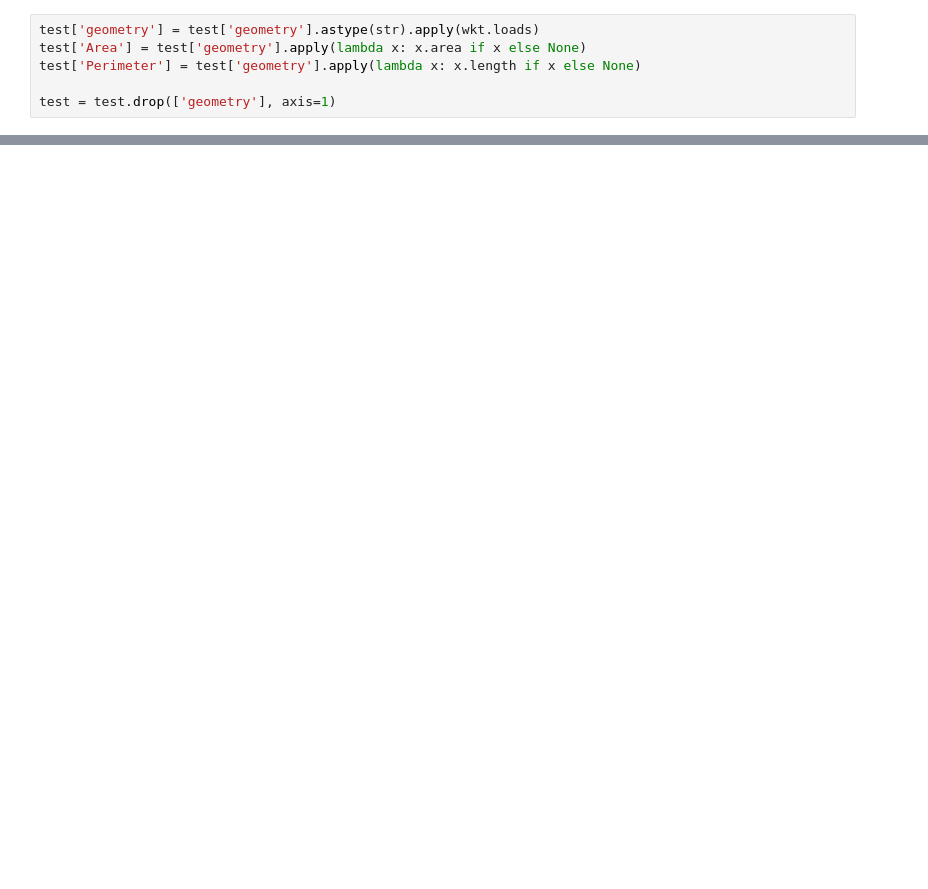
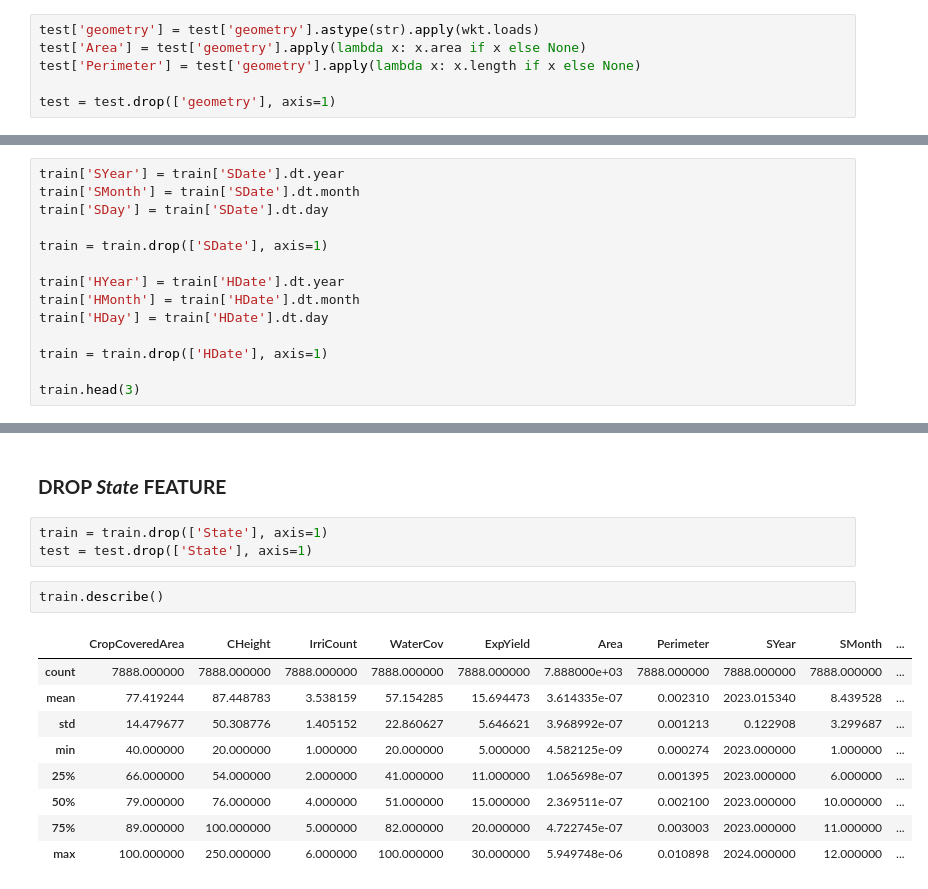
Before and after one commit to AduragbemiOyinlola/TCHC, a Jupyter notebook: crop_health.ipynb, the cells around one changed output, grey strips where cells are left out. Saved outputs shown, nothing was run; the diff lists cells and outputs as text; blank space fills up the shorter version.

Commit message:
Drop state feature

```diff
--- a/crop_health.ipynb
+++ b/crop_health.ipynb
@@ -143,0 +168,14 @@ test.head(3)
+# %%
+train['SYear'] = train['SDate'].dt.year
+train['SMonth'] = train['SDate'].dt.month
+train['SDay'] = train['SDate'].dt.day
+
+train = train.drop(['SDate'], axis=1)
+
+train['HYear'] = train['HDate'].dt.year
+train['HMonth'] = train['HDate'].dt.month
+train['HDay'] = train['HDate'].dt.day
+
+train = train.drop(['HDate'], axis=1)
+
+train.head(3)
@@ -143,0 +210,17 @@ test.head(3)
+# %% [markdown]
+### **DROP *State* FEATURE**
+# %%
+train = train.drop(['State'], axis=1)
+test = test.drop(['State'], axis=1)
+# %%
+train.describe()
+# %% [output]
+|  | CropCoveredArea | CHeight | IrriCount | WaterCov | ExpYield | Area | Perimeter | SYear | SMonth | ... |
+| count | 7888.000000 | 7888.000000 | 7888.000000 | 7888.000000 | 7888.000000 | 7.888000e+03 | 7888.000000 | 7888.000000 | 7888.000000 | ... |
+| mean | 77.419244 | 87.448783 | 3.538159 | 57.154285 | 15.694473 | 3.614335e-07 | 0.002310 | 2023.015340 | 8.439528 | ... |
+| std | 14.479677 | 50.308776 | 1.405152 | 22.860627 | 5.646621 | 3.968992e-07 | 0.001213 | 0.122908 | 3.299687 | ... |
+| min | 40.000000 | 20.000000 | 1.000000 | 20.000000 | 5.000000 | 4.582125e-09 | 0.000274 | 2023.000000 | 1.000000 | ... |
+| 25% | 66.000000 | 54.000000 | 2.000000 | 41.000000 | 11.000000 | 1.065698e-07 | 0.001395 | 2023.000000 | 6.000000 | ... |
+| 50% | 79.000000 | 76.000000 | 4.000000 | 51.000000 | 15.000000 | 2.369511e-07 | 0.002100 | 2023.000000 | 10.000000 | ... |
+| 75% | 89.000000 | 100.000000 | 5.000000 | 82.000000 | 20.000000 | 4.722745e-07 | 0.003003 | 2023.000000 | 11.000000 | ... |
+| max | 100.000000 | 250.000000 | 6.000000 | 100.000000 | 30.000000 | 5.949748e-06 | 0.010898 | 2024.000000 | 12.000000 | ... |
```
Also changed, not shown: parts of 10 cells of this notebook.
